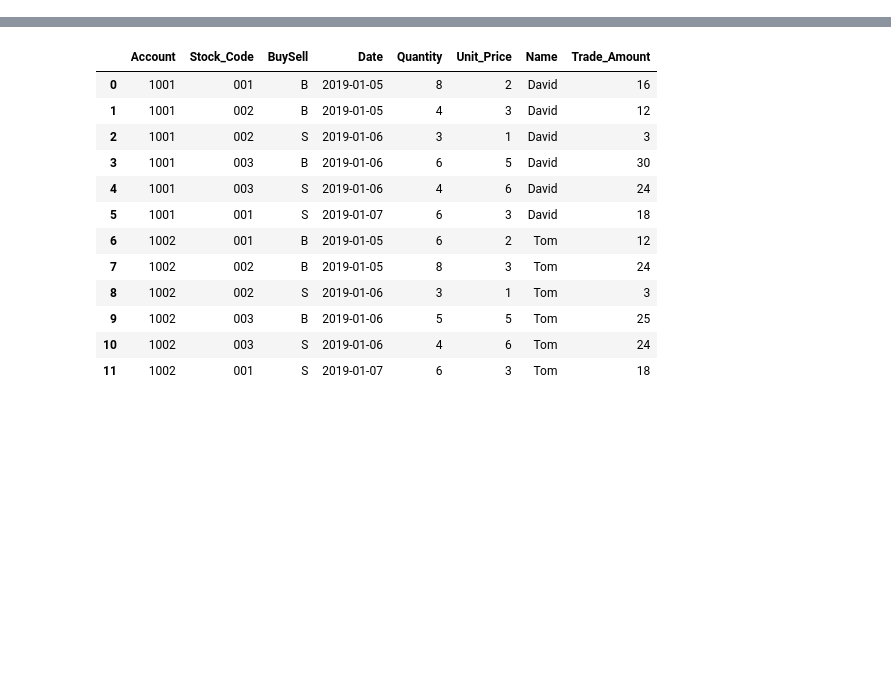
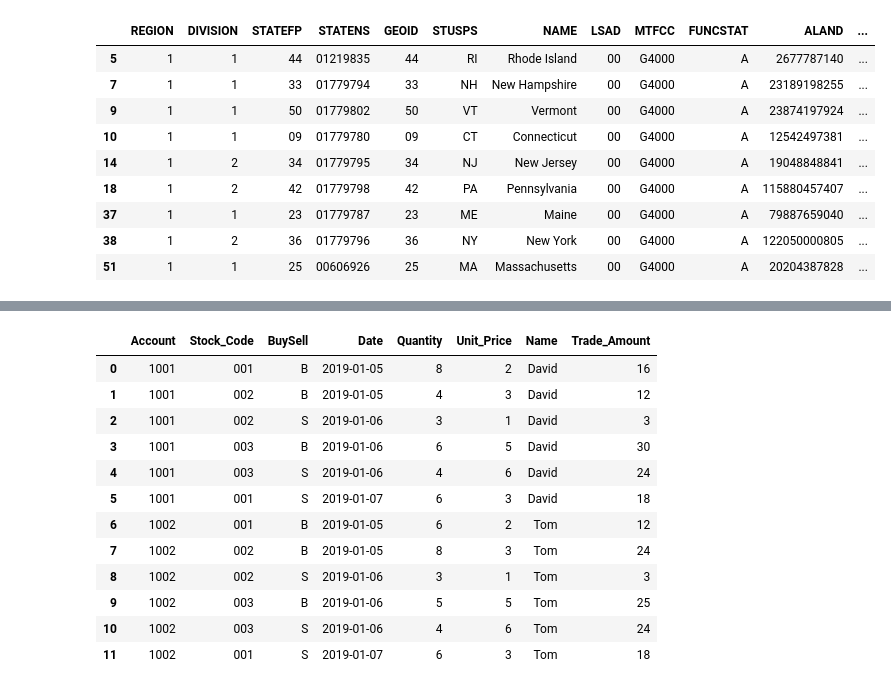
Before and after one commit to weber-nate/covid-viz, a Jupyter notebook: Untitled.ipynb, the cells around one changed output, grey strips where cells are left out. Saved outputs shown, nothing was run; the diff lists cells and outputs as text; code cells hidden in the pictures; blank space fills up the shorter version.

```diff
--- a/Untitled.ipynb
+++ b/Untitled.ipynb
@@ -11,0 +109,13 @@ class Covid:
+# %%
+StateShapeFile().filter_geography(state_fp_list=NORTH_EAST)
+# %% [output]
+|  | REGION | DIVISION | STATEFP | STATENS | GEOID | STUSPS | NAME | LSAD | MTFCC | FUNCSTAT | ALAND | ... |
+| 5 | 1 | 1 | 44 | 01219835 | 44 | RI | Rhode Island | 00 | G4000 | A | 2677787140 | ... |
+| 7 | 1 | 1 | 33 | 01779794 | 33 | NH | New Hampshire | 00 | G4000 | A | 23189198255 | ... |
+| 9 | 1 | 1 | 50 | 01779802 | 50 | VT | Vermont | 00 | G4000 | A | 23874197924 | ... |
+| 10 | 1 | 1 | 09 | 01779780 | 09 | CT | Connecticut | 00 | G4000 | A | 12542497381 | ... |
+| 14 | 1 | 2 | 34 | 01779795 | 34 | NJ | New Jersey | 00 | G4000 | A | 19048848841 | ... |
+| 18 | 1 | 2 | 42 | 01779798 | 42 | PA | Pennsylvania | 00 | G4000 | A | 115880457407 | ... |
+| 37 | 1 | 1 | 23 | 01779787 | 23 | ME | Maine | 00 | G4000 | A | 79887659040 | ... |
+| 38 | 1 | 2 | 36 | 01779796 | 36 | NY | New York | 00 | G4000 | A | 122050000805 | ... |
+| 51 | 1 | 1 | 25 | 00606926 | 25 | MA | Massachusetts | 00 | G4000 | A | 20204387828 | ... |
```
Also changed, not shown: parts of 15 cells of this notebook, 6 other files.
